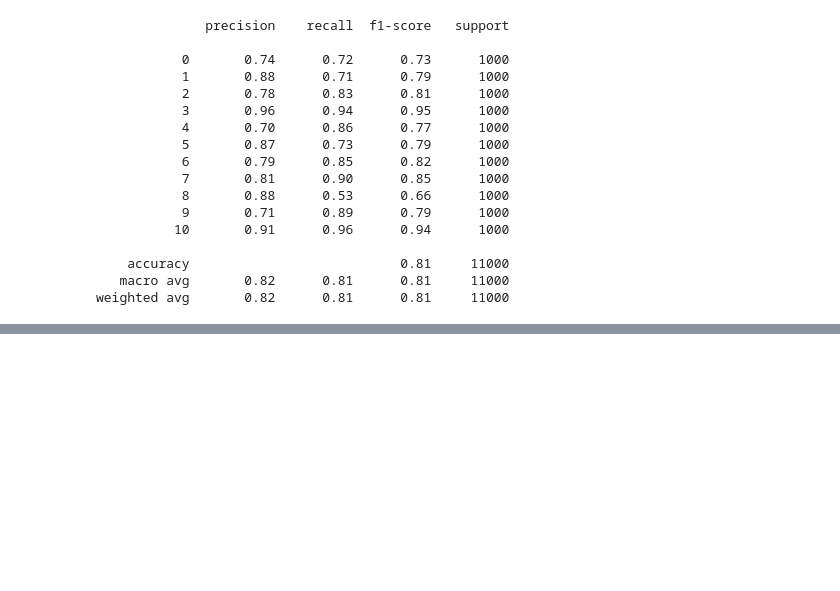
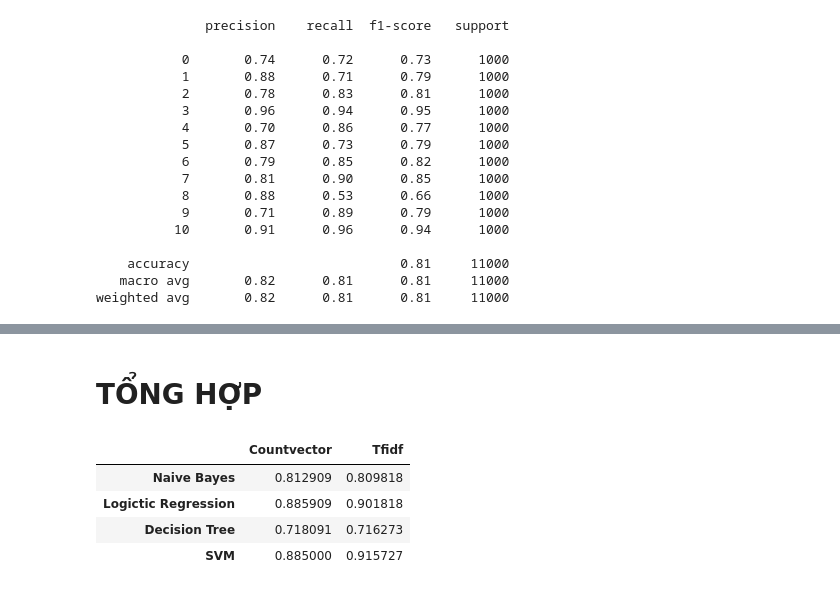
Before and after one commit to ngwgsang/vietnamese_news_classification, a Jupyter notebook: main.ipynb, the cells around one changed output, grey strips where cells are left out. Saved outputs shown, nothing was run; the diff lists cells and outputs as text; code cells hidden in the pictures; blank space fills up the shorter version.

```diff
--- a/main.ipynb
+++ b/main.ipynb
@@ -142,5 +119,5 @@ def get_corpus_and_label(df):
 # %%
 # Lấy nhãn và corpus từ dataset
 
-label, corpus = get_corpus_and_label(train_df)
-label1, corpus1 = get_corpus_and_label(test_df)
+train_label, train_corpus = get_corpus_and_label(train_df)
+test_label, test_corpus = get_corpus_and_label(test_df)
@@ -200,0 +457,18 @@ plt.show()
+# %%
+# Train
+
+cv = TfidfVectorizer(max_features=5000)
+x_train = cv.fit_transform(train_corpus).toarray()
+y_train = np.array(train_label)
+
+svm_classifier_2 = LinearSVC()
+svm_classifier_2.fit(x_train, y_train)
+
+# Test
+
+x_test = cv.transform(test_corpus).toarray()
+y_test = np.array(test_label)
+
+y_pred = svm_classifier_2.predict(x_test)
+svm2_acc = accuracy_score(y_test, y_pred)
+print(svm2_acc)
@@ -200,0 +497,21 @@ plt.show()
+# %% [markdown]
+# TỔNG HỢP
+# %%
+board = pd.DataFrame(
+    index = ['Naive Bayes', 'Logictic Regression', 'Decision Tree', 'SVM'],
+    columns= ['Countvector', 'Tfidf'],
+    data= [
+              [nb1_acc,nb2_acc],
+              [lr1_acc,lr2_acc],
+              [tree1_acc, tree2_acc],
+              [svm1_acc, svm2_acc]
+          ]
+)
+# %%
+board
+# %% [output]
+|  | Countvector | Tfidf |
+| Naive Bayes | 0.812909 | 0.809818 |
+| Logictic Regression | 0.885909 | 0.901818 |
+| Decision Tree | 0.718091 | 0.716273 |
+| SVM | 0.885000 | 0.915727 |
```
Also changed, not shown: parts of 38 cells of this notebook.
